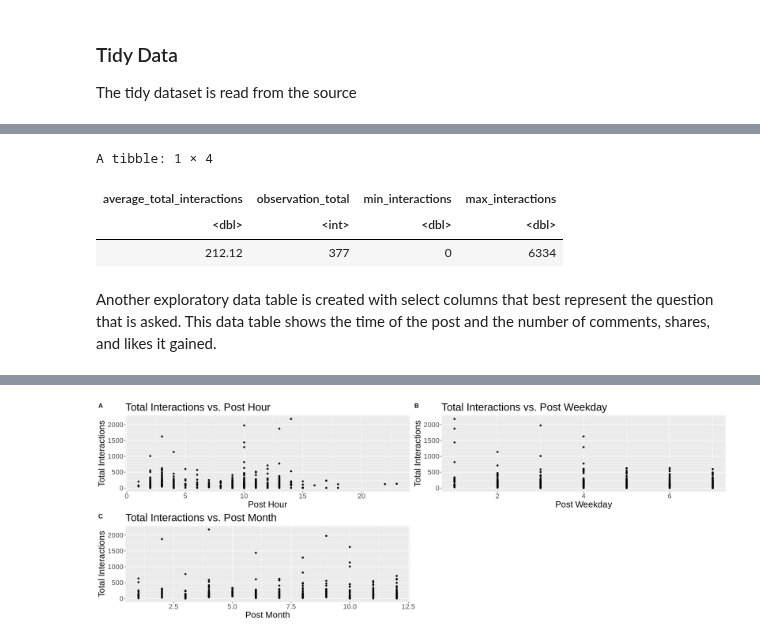
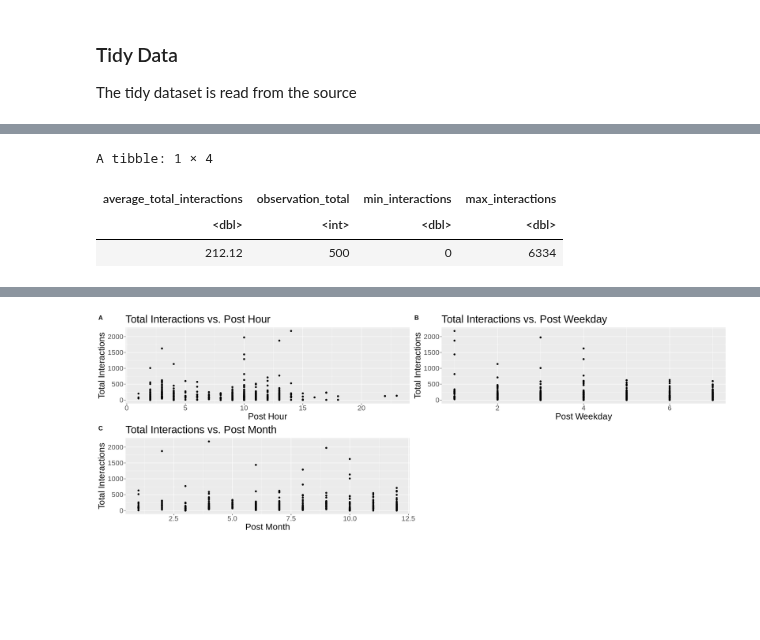
Before and after one commit to amellios/data_science_woohoo, a Jupyter notebook: Proposal.ipynb, the cells around one changed output, grey strips where cells are left out. Cells and saved outputs as stored; diff of their text form; code cells hidden in the pictures; blank space fills up the shorter version.

```diff
--- a/Proposal.ipynb
+++ b/Proposal.ipynb
@@ -81,28 +59,28 @@ Using the total interactions column, a data table is created to summarize the to
 # %%
+### Exploratory Data Tables
+#The total interactions column includes comments, likes, and shares for a single post.
+#Using the total interactions column, a data table is created to summarize the total interactions for the overall dataset.
 #Min, Max, and Average of Total Interactions
 min_interactions <- min(facebook[["Total Interactions"]])
 max_interactions <- max(facebook[["Total Interactions"]])
 average_interactions <- mean(facebook[["Total Interactions"]])
 
 #Total Number of Observations
-observation_total <- nrow(facebook_train)
+observation_total <- nrow(facebook)
 
 #Total Number of Variables
-variable_total <- ncol(facebook_train)
+variable_total <- ncol(facebook)
 #Exploratory Data Analysis Table
 exploratory_table <- facebook %>%
                      mutate(facebook, average_total_interactions = average_interactions) %>%
                      mutate(facebook, observation_total = observation_total) %>%
                      mutate(facebook, min_interactions = min_interactions) %>%
                      mutate(facebook, max_interactions = max_interactions) %>%
                      select(average_total_interactions, observation_total, min_interactions, max_interactions) %>%
                      slice(1)
 exploratory_table
 # %% [output]
 A tibble: 1 × 4
 | average_total_interactions | observation_total | min_interactions | max_interactions |
 | <dbl> | <int> | <dbl> | <dbl> |
-| 212.12 | 377 | 0 | 6334 |
+| 212.12 | 500 | 0 | 6334 |
-# %% [markdown]
-Another exploratory data table is created with select columns that best represent the question that is asked.
-This data table shows the time of the post and the number of comments, shares, and likes it gained.
```
Also changed, not shown: parts of 8 cells of this notebook.
